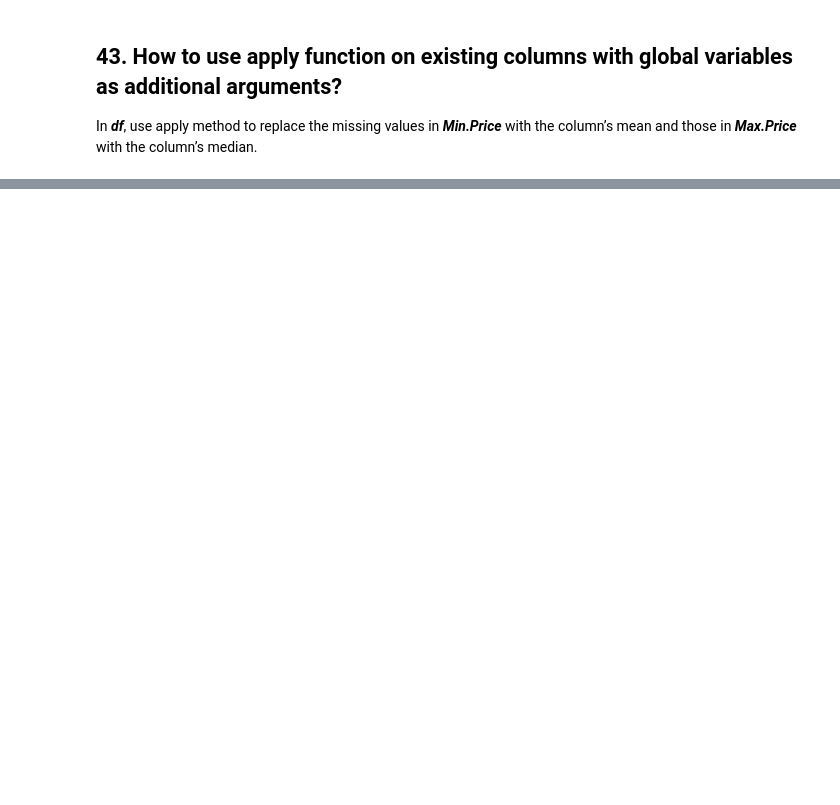
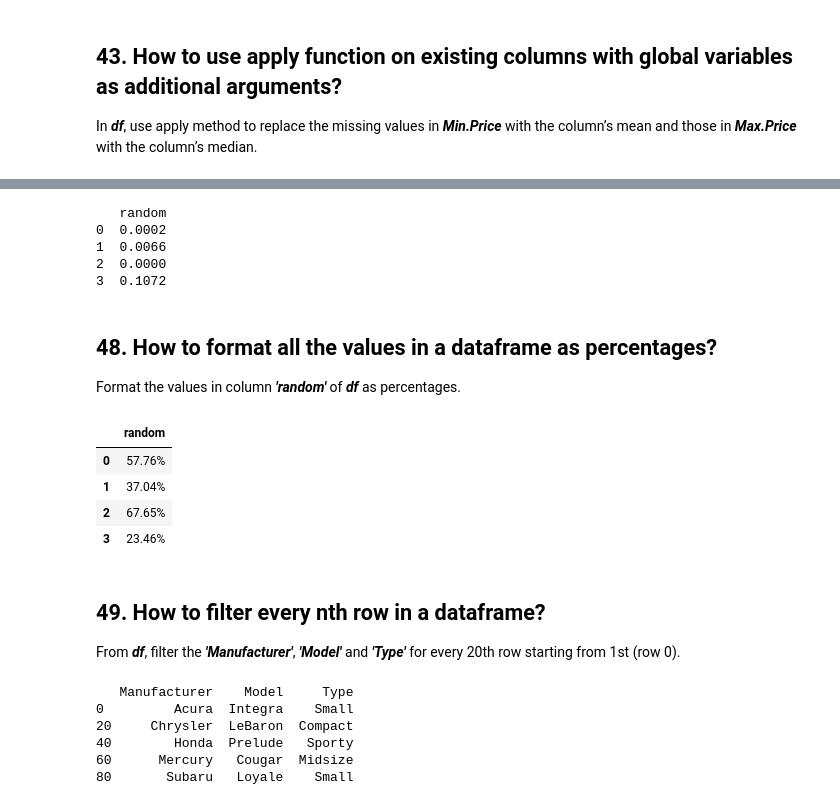
Before and after one commit to valeriich/ML, a Jupyter notebook: 101 Exercises.ipynb, the cells around one changed output, grey strips where cells are left out. Saved outputs shown, nothing was run; the diff lists cells and outputs as text; code cells hidden in the pictures; blank space fills up the shorter version.

```diff
--- a/101 Exercises.ipynb
+++ b/101 Exercises.ipynb
@@ -964,0 +1152,62 @@ df[['Min.Price', 'Max.Price']] = df[['Min.Price', 'Max.Price']].apply(lambda x,
+# %%
+# Input
+df = pd.DataFrame(np.random.random(4)**10, columns=['random'])
+
+# Solution 1: Rounding
+df.round(4)
+
+# Solution 2: Use apply to change format
+df.apply(lambda x: '%.4f' % x, axis=1)
+# or
+df.applymap(lambda x: '%.4f' % x)
+
+# Solution 3: Use set_option
+pd.set_option('display.float_format', lambda x: '%.4f' % x)
+
+# Solution 4: Assign display.float_format
+pd.options.display.float_format = '{:.4f}'.format
+print(df)
+
+# Reset/undo float formatting
+pd.options.display.float_format = None
+# %% [output]
+   random
+0  0.0002
+1  0.0066
+2  0.0000
+3  0.1072
+# %% [markdown]
+## 48. How to format all the values in a dataframe as percentages?
+Format the values in column ***'random'*** of ***df*** as percentages.
+# %%
+# Input
+df = pd.DataFrame(np.random.random(4), columns=['random'])
+
+# Solution
+out = df.style.format({
+    'random': '{0:.2%}'.format,
+})
+
+out
+# %% [output]
+|  | random |
+| 0 | 57.76% |
+| 1 | 37.04% |
+| 2 | 67.65% |
+| 3 | 23.46% |
+# %% [markdown]
+## 49. How to filter every nth row in a dataframe?
+From ***df***, filter the ***'Manufacturer'***, ***'Model'*** and ***'Type'*** for every 20th row starting from 1st (row 0).
+# %%
+# Input
+df = pd.read_csv('https://raw.githubusercontent.com/selva86/datasets/master/Cars93_miss.csv')
+
+# Solution
+print(df.iloc[::20, :][['Manufacturer', 'Model', 'Type']])
+# %% [output]
+   Manufacturer    Model     Type
+0         Acura  Integra    Small
+20     Chrysler  LeBaron  Compact
+40        Honda  Prelude   Sporty
+60      Mercury   Cougar  Midsize
+80       Subaru   Loyale    Small
```
Also changed, not shown: parts of 20 cells of this notebook, 1 other file.
